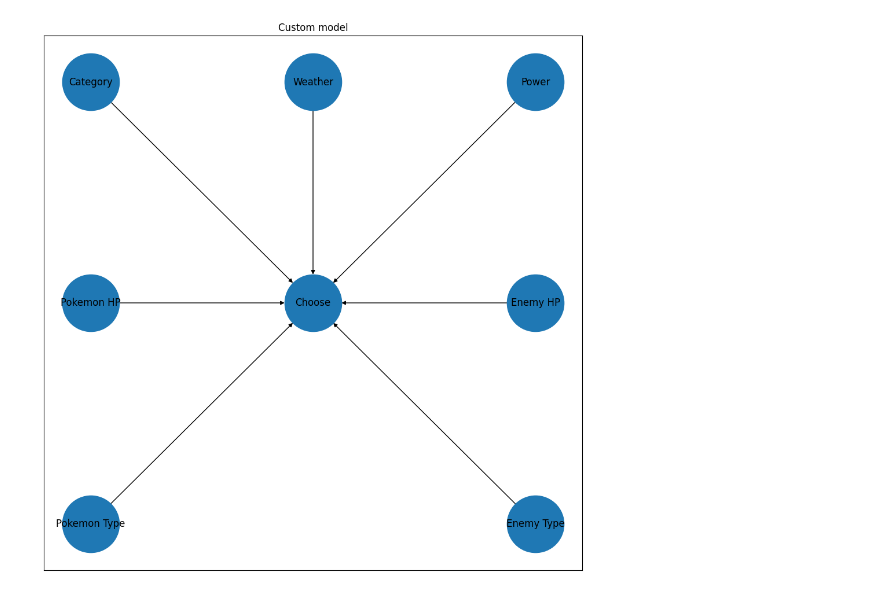
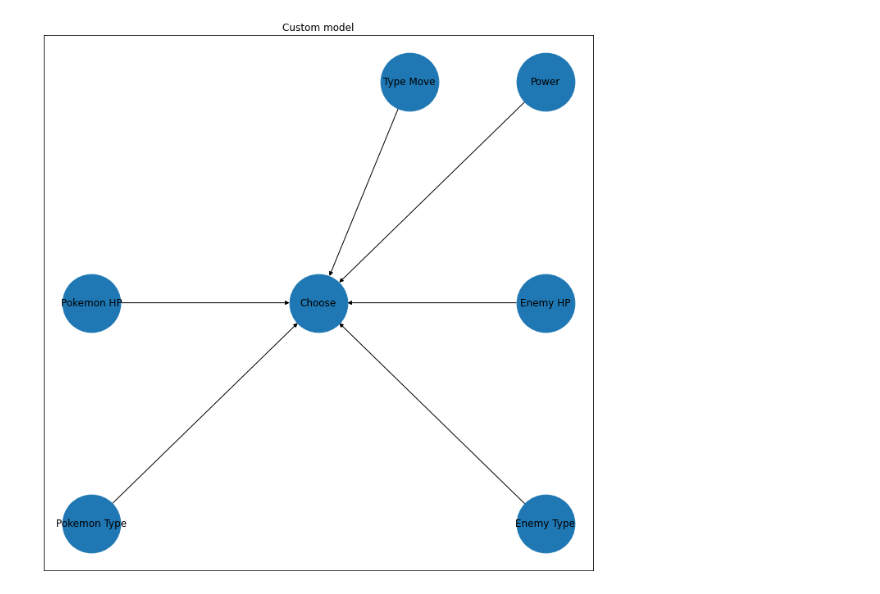
Before and after one commit to TechRufy/showdownBayesian, a Jupyter notebook: showdown/battle_bots/BayesianBot/BayesianNetwork/BayesianPokemon.ipynb, the cells around one changed output. Saved outputs shown, nothing was run; the diff lists cells and outputs as text; code cells hidden in the pictures.

```diff
--- a/showdown/battle_bots/BayesianBot/BayesianNetwork/BayesianPokemon.ipynb
+++ b/showdown/battle_bots/BayesianBot/BayesianNetwork/BayesianPokemon.ipynb
@@ -24,11 +70,10 @@ df["SuffererHP"] = df["SuffererHP"].map(percentual_Transform)
 # %%
-custom_model = BayesianModel([('Pokemon HP', 'Choose'), ('Enemy HP', 'Choose'),
+custom_model = BayesianNetwork([('Pokemon HP', 'Choose'), ('Enemy HP', 'Choose'),
                               ('Pokemon Type', 'Choose'), ('Enemy Type', 'Choose'), ('Power', 'Choose'),
-                              ('Category', 'Choose'), ('Weather', 'Choose')])
+                               ("Type Move","Choose")])
 pos = {'Pokemon HP': [0.75, -0.5], 'Enemy HP': [1.25, -0.5],
        'Pokemon Type': [0.75, -1.], 'Enemy Type': [1.25, -1],
-       'Power': [1.25, 0],
-       'Category': [0.75,  0], 'Weather': [1,  0],
+       'Power': [1.25, 0], "Type Move" : [1.1, 0],
        'Choose': [1, -0.5]}
 fig, ax = plt.subplots(1, 1, figsize=(12, 12))
 nx.draw_networkx(custom_model, pos=pos, ax=ax, node_size=5000)
@@ -39 +83 @@ WARNING:pgmpy:BayesianModel has been renamed to BayesianNetwork. Please use Baye
-[figure, old version]
+[figure, new version]
```
Also changed, not shown: parts of 6 cells of this notebook, 1 other file.
